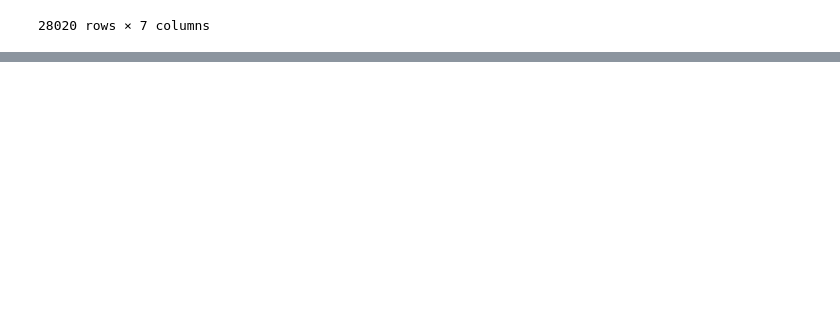
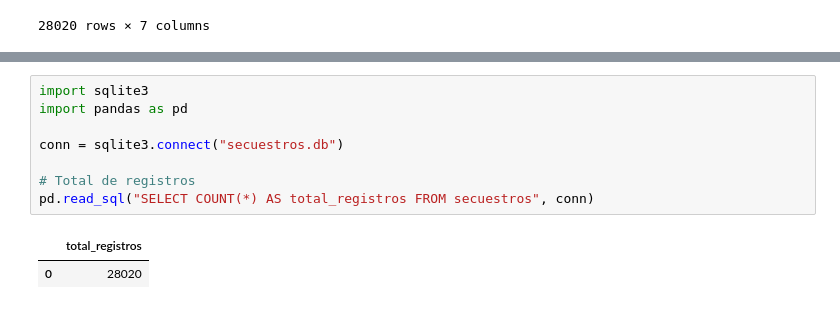
Before and after one commit to nata1010-99/Diplomado, a Jupyter notebook: Codigos/Clase_06_18.ipynb, the cells around one changed output, grey strips where cells are left out. Cells and saved outputs as stored; diff of their text form; blank space fills up the shorter version.

```diff
--- a/Codigos/Clase_06_18.ipynb
+++ b/Codigos/Clase_06_18.ipynb
@@ -563,0 +571,11 @@ DF
+# %%
+import sqlite3
+import pandas as pd
+
+conn = sqlite3.connect("secuestros.db")
+
+# Total de registros
+pd.read_sql("SELECT COUNT(*) AS total_registros FROM secuestros", conn)
+# %% [output]
+|  | total_registros |
+| 0 | 28020 |
```
Also changed, not shown: parts of 4 cells of this notebook, 1 other file.
